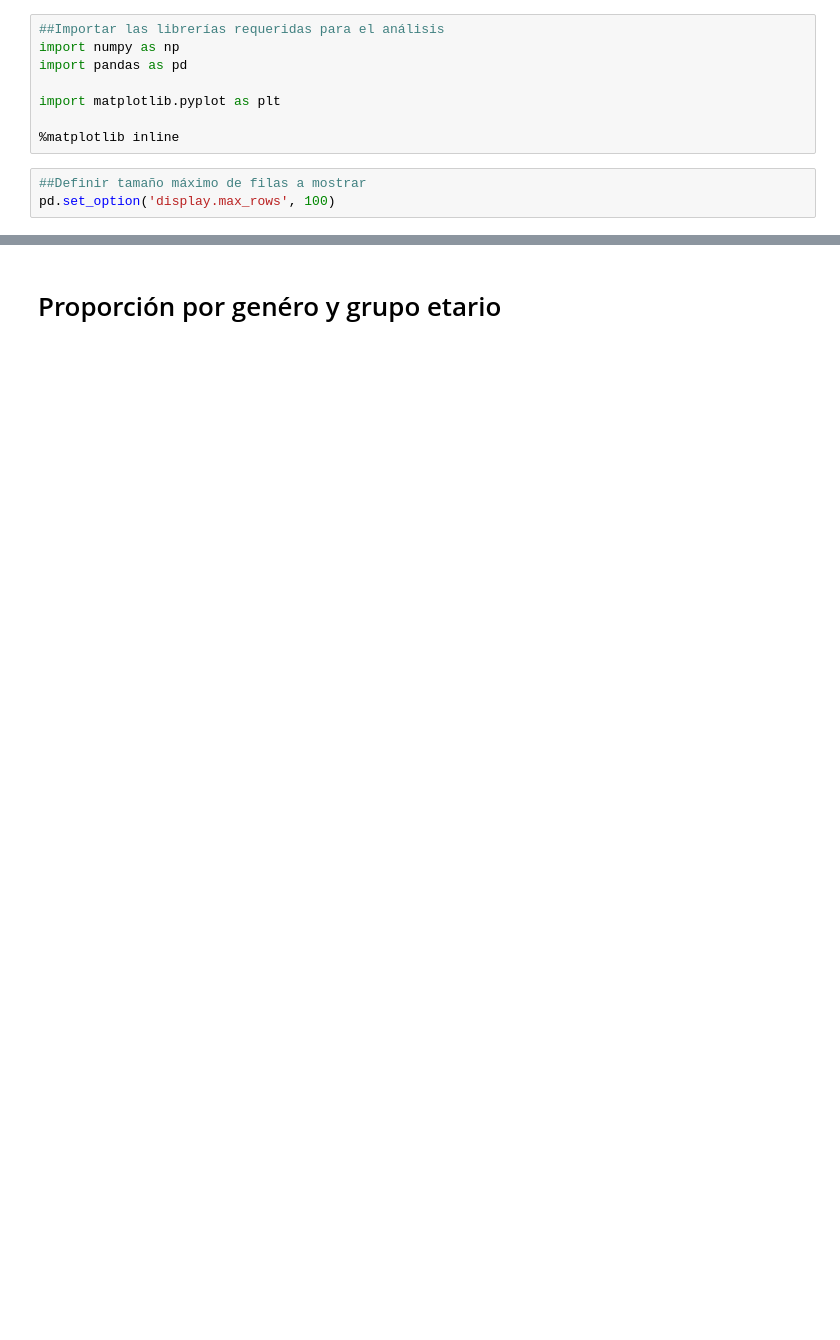
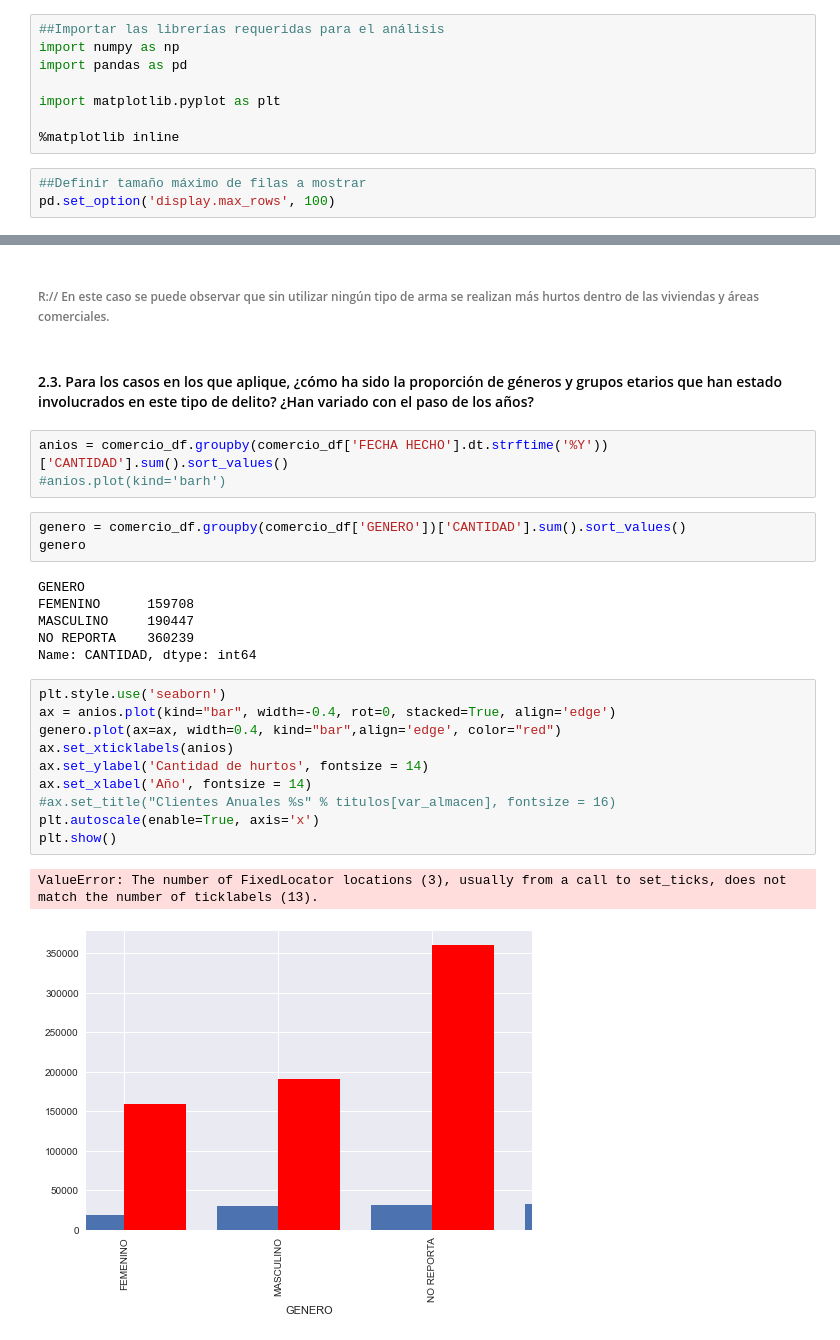
Before and after one commit to medina-al/GD_Taller_1, a Jupyter notebook: Punto 2/3. Hurto comercios y viviendas.ipynb, the cells around one changed output, grey strips where cells are left out. Drawn from its saved outputs; the diff is of its cells as text; blank space fills up the shorter version.

```diff
--- a/Punto 2/3. Hurto comercios y viviendas.ipynb
+++ b/Punto 2/3. Hurto comercios y viviendas.ipynb
@@ -47,3 +58,30 @@ Para el caso de accidentes de tránsito y lesiones personales el medio más com
+# %% [markdown]
+ ###### R:// En este caso se puede observar que sin utilizar ningún tipo de arma se realizan más hurtos dentro de las viviendas y áreas comerciales.
 # %% [markdown]
-# Proporción por genéro y grupo etario
+#### 2.3. Para los casos en los que aplique, ¿cómo ha sido la proporción de géneros y grupos etarios que han estado involucrados en este tipo de delito? ¿Han variado con el paso de los años?
+# %%
+anios = comercio_df.groupby(comercio_df['FECHA HECHO'].dt.strftime('%Y'))['CANTIDAD'].sum().sort_values()
+#anios.plot(kind='barh')
+# %%
+genero = comercio_df.groupby(comercio_df['GENERO'])['CANTIDAD'].sum().sort_values()
+genero
+# %% [output]
+GENERO
+FEMENINO      159708
+MASCULINO     190447
+NO REPORTA    360239
+Name: CANTIDAD, dtype: int64
+# %%
+plt.style.use('seaborn')
+ax = anios.plot(kind="bar", width=-0.4, rot=0, stacked=True, align='edge')
+genero.plot(ax=ax, width=0.4, kind="bar",align='edge', color="red")
+ax.set_xticklabels(anios)
+ax.set_ylabel('Cantidad de hurtos', fontsize = 14)
+ax.set_xlabel('Año', fontsize = 14)
+#ax.set_title("Clientes Anuales %s" % titulos[var_almacen], fontsize = 16)
+plt.autoscale(enable=True, axis='x')
+plt.show()
+# %% [output]
+ValueError: The number of FixedLocator locations (3), usually from a call to set_ticks, does not match the number of ticklabels (13).
+[figure, added]
 # %% [markdown]
```
Also changed, not shown: parts of 20 cells of this notebook, 1 other file.
